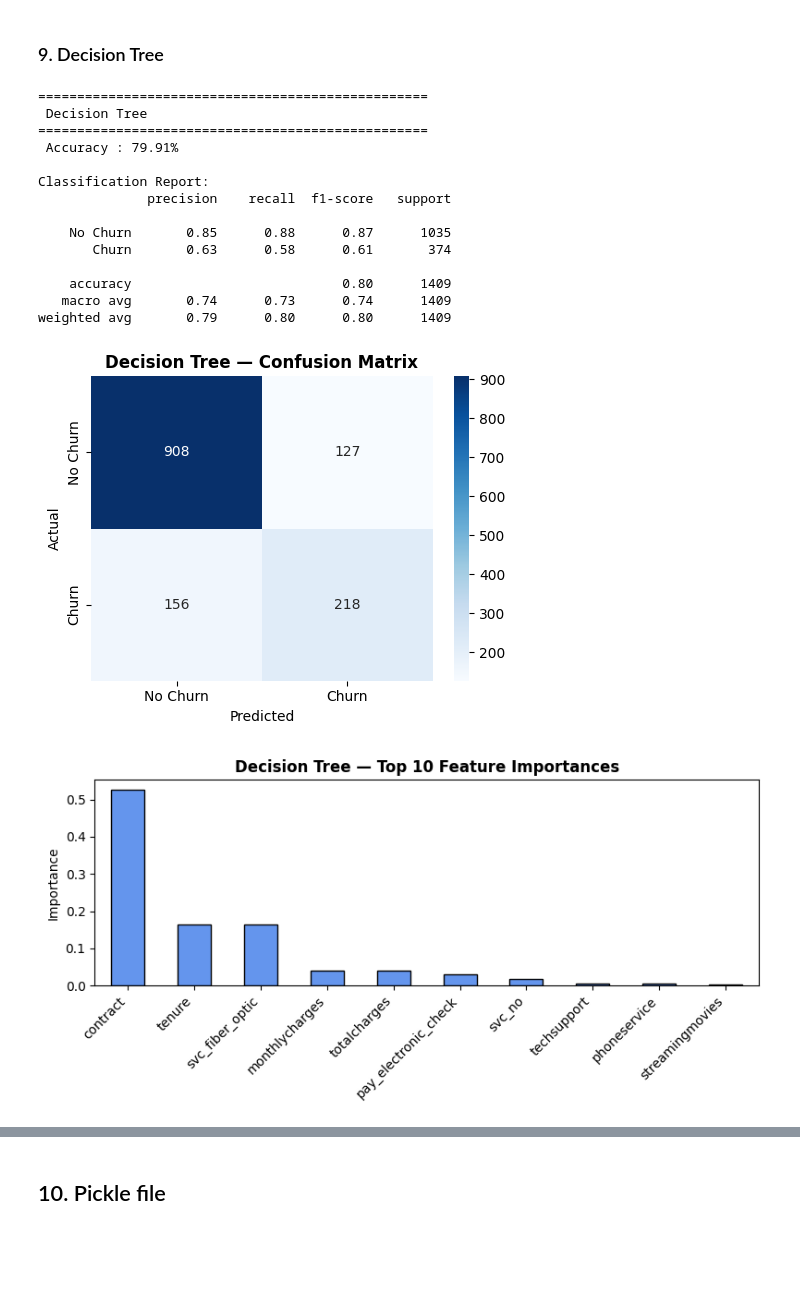
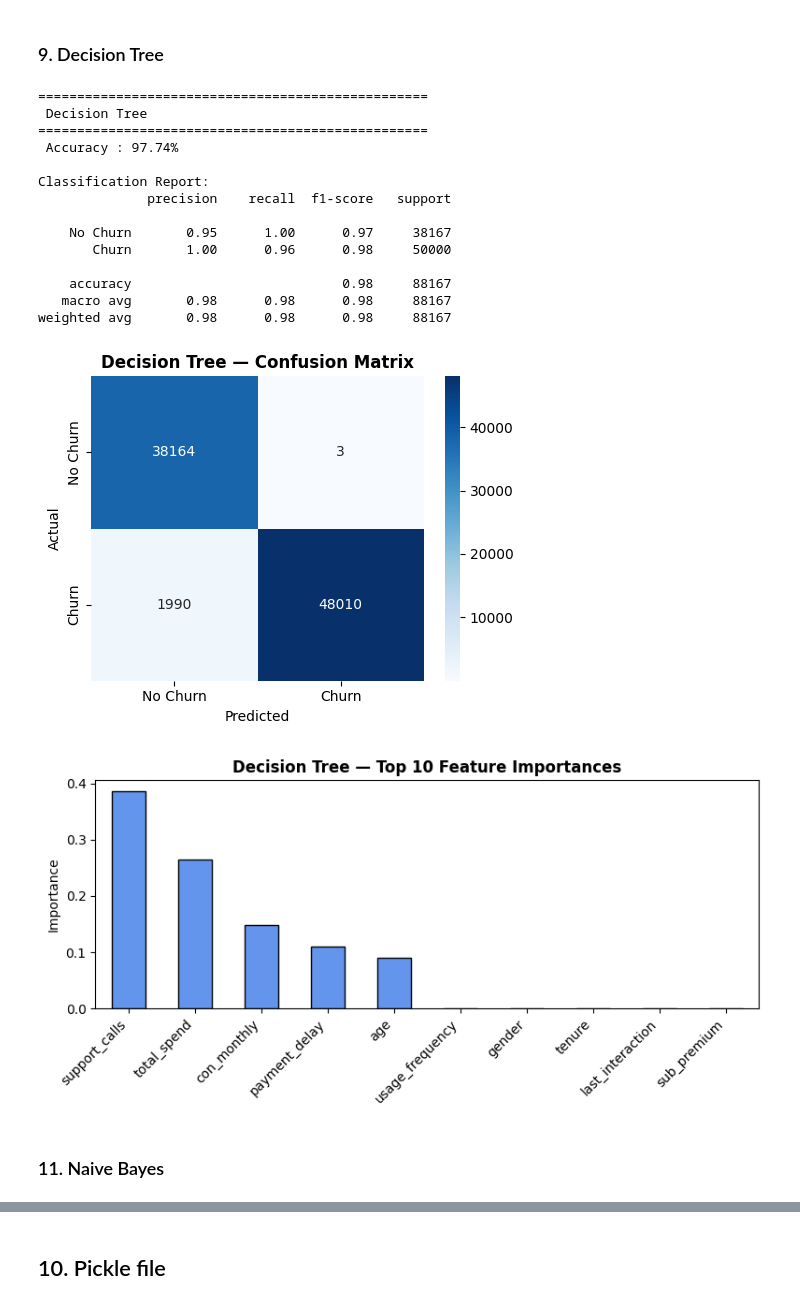
Before and after one commit to Prathik-c/churn-prediction-project, a Jupyter notebook: Decision_tree_for_Churn.ipynb, the cells around one changed output, grey strips where cells are left out. Saved outputs shown, nothing was run; the diff lists cells and outputs as text; code cells hidden in the pictures; blank space fills up the shorter version.

```diff
--- a/Decision_tree_for_Churn.ipynb
+++ b/Decision_tree_for_Churn.ipynb
@@ -62,28 +71,24 @@ for col in df.columns:
 # %% [markdown]
 ## 3. Data Cleaning & Preprocessing
 # %%
-# Fix TotalCharges
-df['TotalCharges'] = pd.to_numeric(df['TotalCharges'], errors='coerce')
-df['TotalCharges'] = df['TotalCharges'].fillna(0)
-# Normalise column names
+
 df.columns = df.columns.str.lower().str.replace(' ', '_')
-string_cols = list(df.dtypes[df.dtypes == 'object'].index)
+
+
+string_cols = list(df.select_dtypes(include='object').columns)
 for col in string_cols:
     df[col] = df[col].str.lower().str.replace(' ', '_')
-# Encode target
-df['churn'] = (df['churn'] == 'yes').astype(int)
-# Binary yes/no cols
-for col in ['partner','dependents','phoneservice','paperlessbilling']:
-    df[col] = (df[col] == 'yes').astype(int)
-# Internet-service sub-features
-for col in ['onlinesecurity','onlinebackup','deviceprotection', 'techsupport','streamingtv','streamingmovies','multiplelines']:
-    df[col] = df[col].replace({'no_internet_service':'no','no_phone_service':'no'})
-    df[col] = (df[col] == 'yes').astype(int)
+
+
 df['gender'] = (df['gender'] == 'male').astype(int)
-df['contract'] = df['contract'].map({'month-to-month':0,'one_year':1,'two_year':2})
-df = pd.get_dummies(df, columns=['paymentmethod'], prefix='pay', drop_first=True)
-df = pd.get_dummies(df, columns=['internetservice'], prefix='svc', drop_first=True)
+
+
+df = pd.get_dummies(df, columns=['subscription_type'], prefix='sub', drop_first=True)
+df = pd.get_dummies(df, columns=['contract_length'], prefix='con', drop_first=True)
+
+
 df = df.drop('customerid', axis=1)
-print(" Preprocessing done. Shape:", df.shape)
-df.head().T
+
+print("Preprocessing done. Shape:", df.shape)
+display(df.head().T)
 # %% [output]
@@ -228,6 +228,9 @@ techsupport            -0.164674
 # %% [markdown]
 ## 7. Train/Test Split
 # %%
+
+df.dropna(subset=['churn'], inplace=True)
+
 X = df.drop('churn', axis=1)
 y = df['churn']
 X_train, X_test, y_train, y_test = train_test_split(
@@ -258,30 +261,38 @@ results = {}
 # %%
 from sklearn.tree import DecisionTreeClassifier, export_text
 dt = DecisionTreeClassifier(max_depth=5, random_state=42)
+model = DecisionTreeClassifier(
+    class_weight='balanced',
+    max_depth=5,
+    min_samples_leaf=20,
+    random_state=42
+)
 results['Decision Tree'] = evaluate_model(
     'Decision Tree', dt, X_train, y_train, X_test, y_test)
 
-# Feature importance
+
 fi = pd.Series(dt.feature_importances_, index=X.columns).sort_values(ascending=False).head(10)
 plt.figure(figsize=(8,4))
 fi.plot(kind='bar', color='cornflowerblue', edgecolor='black')
 plt.title('Decision Tree — Top 10 Feature Importances', fontweight='bold')
 plt.ylabel('Importance'); plt.xticks(rotation=45, ha='right')
 plt.tight_layout(); plt.show()
 # %% [output]
 ==================================================
  Decision Tree
 ==================================================
- Accuracy : 79.91%
+ Accuracy : 97.74%
 
 Classification Report:
               precision    recall  f1-score   support
 
-    No Churn       0.85      0.88      0.87      1035
-       Churn       0.63      0.58      0.61       374
+    No Churn       0.95      1.00      0.97     38167
+       Churn       1.00      0.96      0.98     50000
 
-    accuracy                           0.80      1409
-   macro avg       0.74      0.73      0.74      1409
-weighted avg       0.79      0.80      0.80      1409
+    accuracy                           0.98     88167
+   macro avg       0.98      0.98      0.98     88167
+weighted avg       0.98      0.98      0.98     88167
-[figure, old version]
+[figure, new version]
-[figure, old version]
+[figure, new version]
+# %% [markdown]
+### 11. Naive Bayes
```
Also changed, not shown: parts of 20 cells of this notebook, 6 other files.
